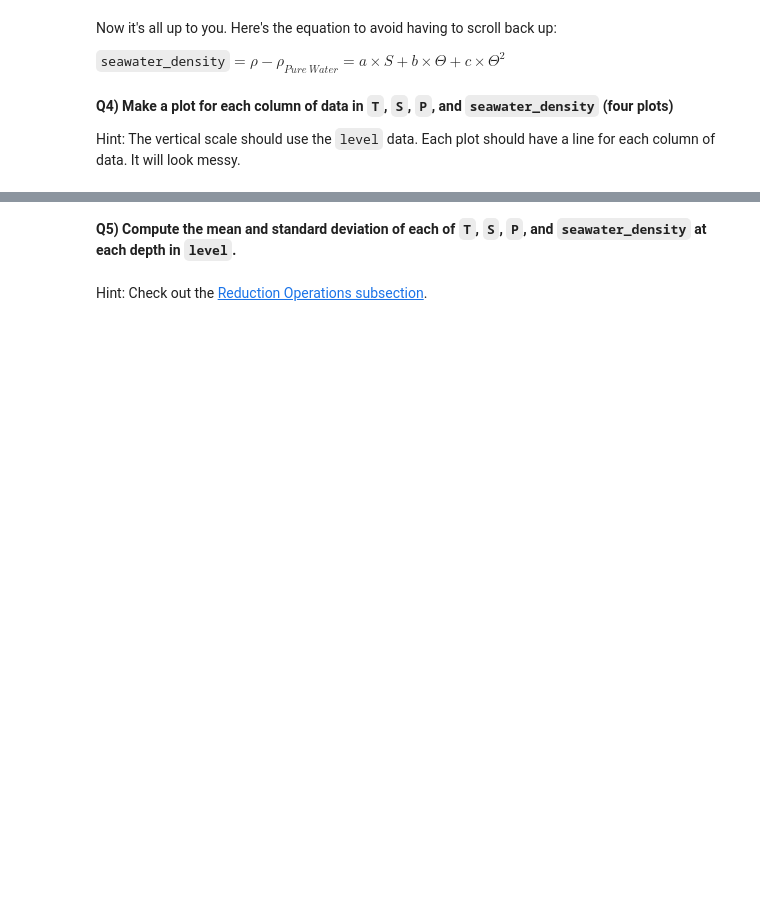
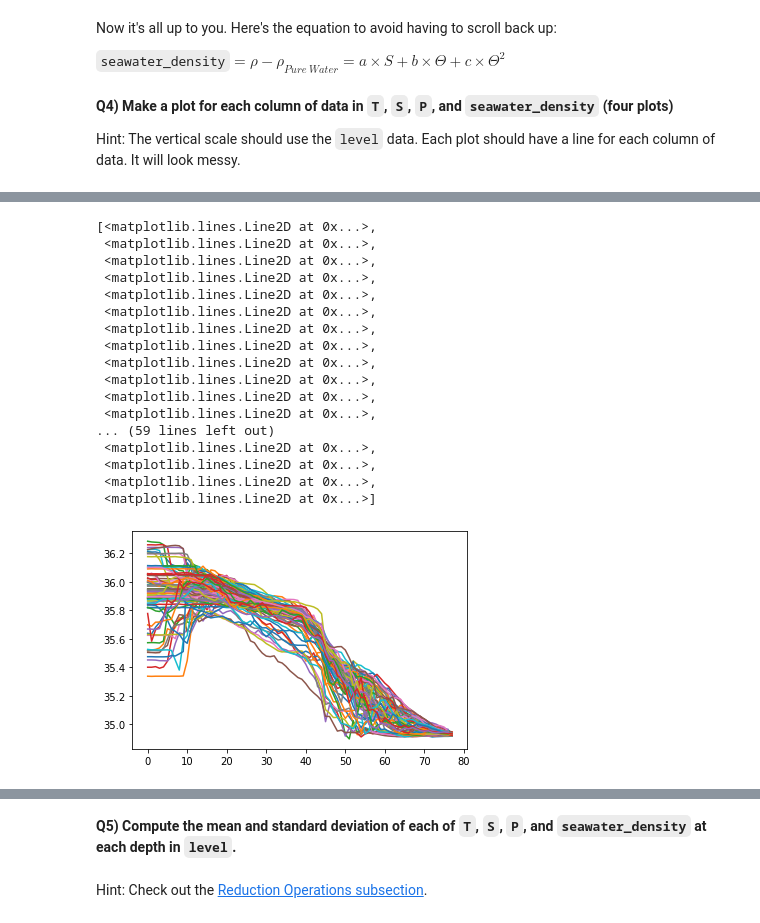
Before and after one commit to yasminghd/2022_ML_Earth_Env_Sci, a Jupyter notebook: Lab_Notebooks/S1_2_Numpy.ipynb, the cells around one changed output, grey strips where cells are left out. Cells and saved outputs as stored; diff of their text form; code cells hidden in the pictures; blank space fills up the shorter version.

```diff
--- a/Lab_Notebooks/S1_2_Numpy.ipynb
+++ b/Lab_Notebooks/S1_2_Numpy.ipynb
@@ -548,4 +608,24 @@ Hint: The vertical scale should use the `level` data. Each plot should have a li
 # %%
 # Plot 2
+plt.plot(level, S)
+# %% [output]
+[<matplotlib.lines.Line2D at 0x...>,
+ <matplotlib.lines.Line2D at 0x...>,
+ <matplotlib.lines.Line2D at 0x...>,
+ <matplotlib.lines.Line2D at 0x...>,
+ <matplotlib.lines.Line2D at 0x...>,
+ <matplotlib.lines.Line2D at 0x...>,
+ <matplotlib.lines.Line2D at 0x...>,
+ <matplotlib.lines.Line2D at 0x...>,
+ <matplotlib.lines.Line2D at 0x...>,
+ <matplotlib.lines.Line2D at 0x...>,
+ <matplotlib.lines.Line2D at 0x...>,
+ <matplotlib.lines.Line2D at 0x...>,
+... (59 lines left out)
+ <matplotlib.lines.Line2D at 0x...>,
+ <matplotlib.lines.Line2D at 0x...>,
+ <matplotlib.lines.Line2D at 0x...>,
+ <matplotlib.lines.Line2D at 0x...>]
+[figure, added]
 # %%
 # Plot 3
```
Also changed, not shown: parts of 29 cells of this notebook.
